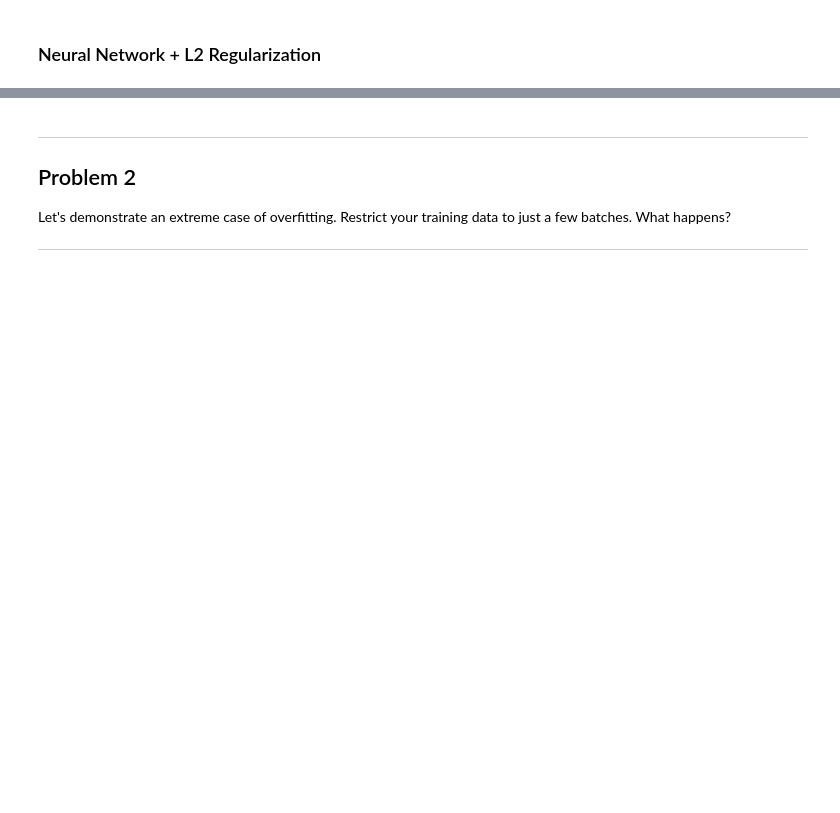
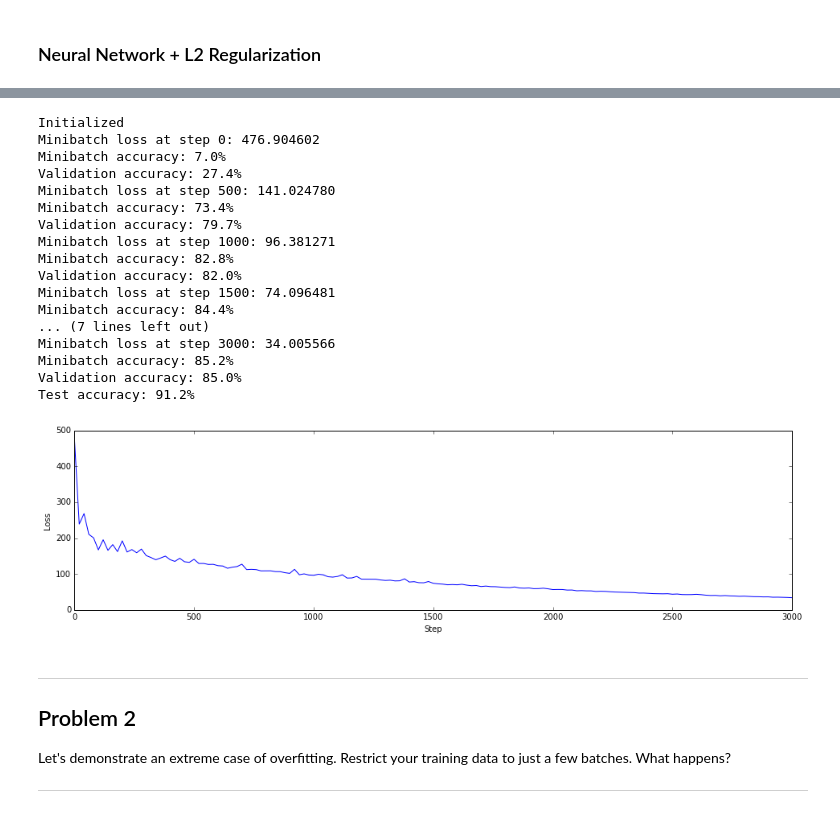
Before and after one commit to sagarjauhari/ud730-deep-learning, a Jupyter notebook: 3_regularization.ipynb, the cells around one changed output, grey strips where cells are left out. Drawn from its saved outputs; the diff is of its cells as text; code cells hidden in the pictures; blank space fills up the shorter version.

```diff
--- a/3_regularization.ipynb
+++ b/3_regularization.ipynb
@@ -289,3 +248,24 @@ Test accuracy: 91.5%
+# %%
+do_tf_train(128, 3001)
+# %% [output]
+Initialized
+Minibatch loss at step 0: 476.904602
+Minibatch accuracy: 7.0%
+Validation accuracy: 27.4%
+Minibatch loss at step 500: 141.024780
+Minibatch accuracy: 73.4%
+Validation accuracy: 79.7%
+Minibatch loss at step 1000: 96.381271
+Minibatch accuracy: 82.8%
+Validation accuracy: 82.0%
+Minibatch loss at step 1500: 74.096481
+Minibatch accuracy: 84.4%
+... (7 lines left out)
+Minibatch loss at step 3000: 34.005566
+Minibatch accuracy: 85.2%
+Validation accuracy: 85.0%
+Test accuracy: 91.2%
+[figure, added]
 # %% [markdown]
 ---
 Problem 2
```
Also changed, not shown: parts of 16 cells of this notebook.
